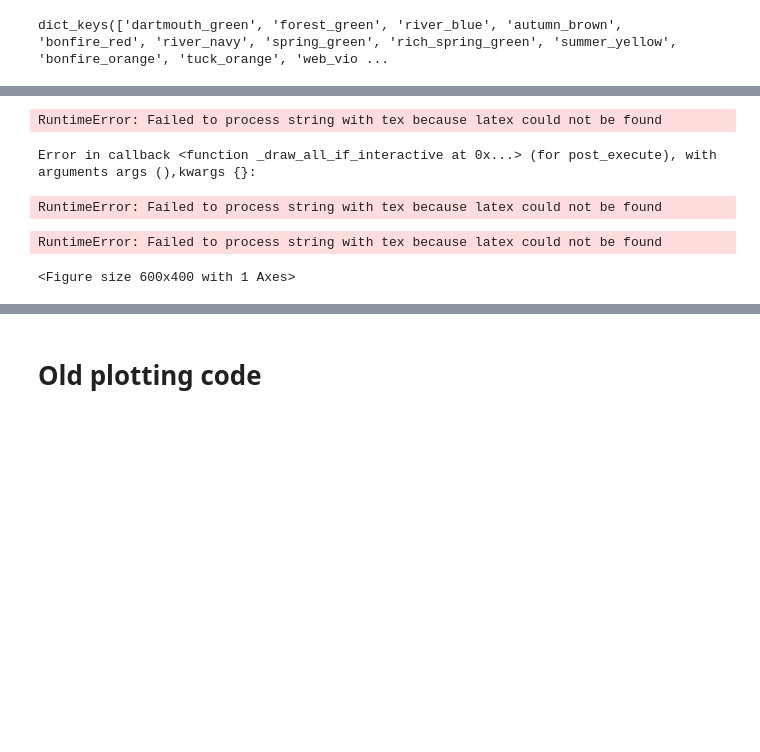
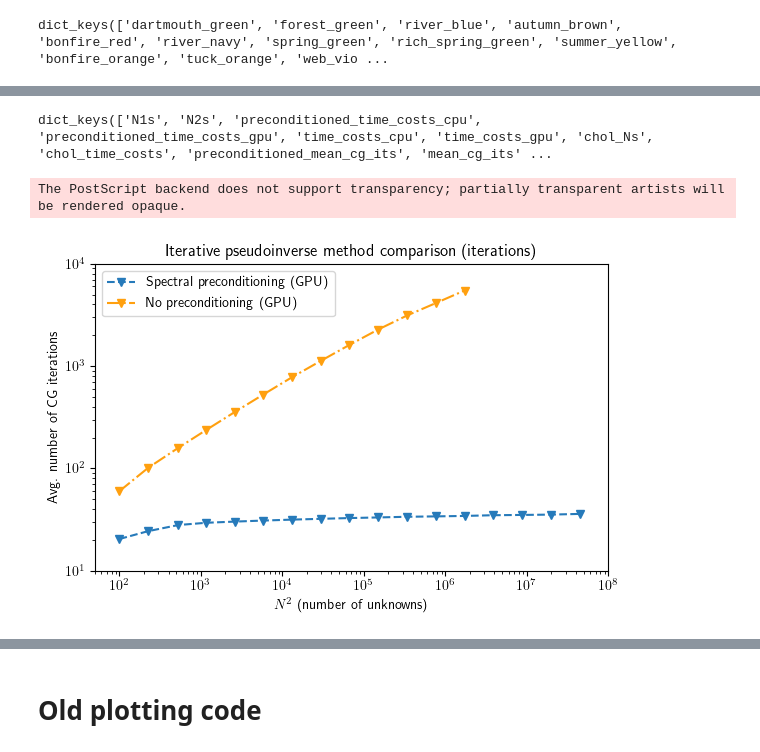
Before and after one commit to jlindbloom/jlinops, a Jupyter notebook: dev/reworking/GPU_tests/neumann_pinv/laplacian_pinv_experiment_gpu_cpu.ipynb, the cells around one changed output, grey strips where cells are left out. Saved outputs shown, nothing was run; the diff lists cells and outputs as text; code cells hidden in the pictures; blank space fills up the shorter version.

```diff
--- a/dev/reworking/GPU_tests/neumann_pinv/laplacian_pinv_experiment_gpu_cpu.ipynb
+++ b/dev/reworking/GPU_tests/neumann_pinv/laplacian_pinv_experiment_gpu_cpu.ipynb
@@ -544,25 +560,29 @@ plt.show()
+# %%
+data.keys()
+# %% [output]
+dict_keys(['N1s', 'N2s', 'preconditioned_time_costs_cpu', 'preconditioned_time_costs_gpu', 'time_costs_cpu', 'time_costs_gpu', 'chol_Ns', 'chol_time_costs', 'preconditioned_mean_cg_its', 'mean_cg_its' ...
 # %%
 fig, axs = plt.subplots(1, figsize=(6,4))
 
-axs.loglog(N1s**2, preconditioned_time_costs_gpu, label="Spectral preconditioning", ls="dashed", marker="o")
-axs.loglog(N2s**2, time_costs_gpu, label="No preconditioning", ls="dashdot", marker="v")
-axs.loglog(chol_Ns**2, chol_time_costs, label="Direct method (Cholesky)", ls="dotted", marker="*")
-axs.set_ylabel("Avg. wall-clock time (seconds)")
+axs.loglog(data["N1s"]**2, data["preconditioned_mean_cg_its"], color=dcolors["river_blue"],label="Spectral preconditioning (GPU)", ls="dashed", marker="v")
+axs.loglog(data["N2s"]**2, data["mean_cg_its"], color=dcolors["bonfire_orange"], label="No preconditioning (GPU)", ls="dashdot", marker="v")
+
+
+axs.set_ylabel("Avg. number of CG iterations")
 axs.set_xlabel("$N^2$ (number of unknowns)")
-axs.set_title("Iterative pseudoinverse method comparison (wall-clock time)")
+axs.set_title("Iterative pseudoinverse method comparison (iterations)")
 axs.legend()
 
+axs.set_xlim(5*1e1, 1e8)
+axs.set_ylim(1e1, 1e4)
 
 fig.tight_layout()
 
-fig.savefig("lapinv_results_wallclock.png", dpi=250, bbox_inches="tight")
-fig.savefig("lapinv_results_wallclock.eps", bbox_inches="tight")
+fig.savefig("lapinv_results_iterations.png", dpi=250, bbox_inches="tight")
+fig.savefig("lapinv_results_iterations.eps", bbox_inches="tight")
 
 
 plt.show()
 # %% [output]
-RuntimeError: Failed to process string with tex because latex could not be found
+The PostScript backend does not support transparency; partially transparent artists will be rendered opaque.
-Error in callback <function _draw_all_if_interactive at 0x...> (for post_execute), with arguments args (),kwargs {}:
-RuntimeError: Failed to process string with tex because latex could not be found
-RuntimeError: Failed to process string with tex because latex could not be found
-<Figure size 600x400 with 1 Axes>
+[figure, added]
```
Also changed, not shown: parts of 6 cells of this notebook, 9 other files.
